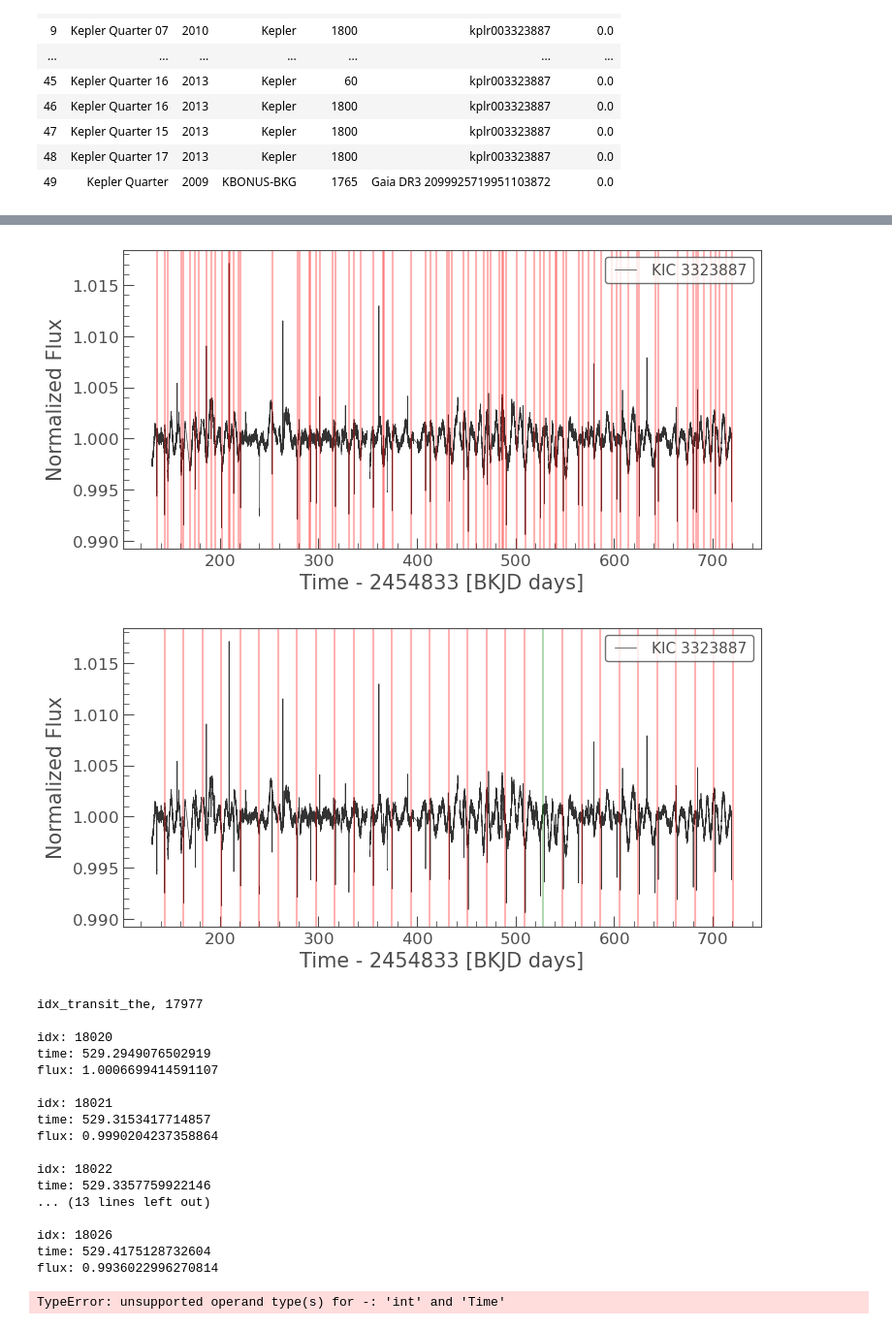
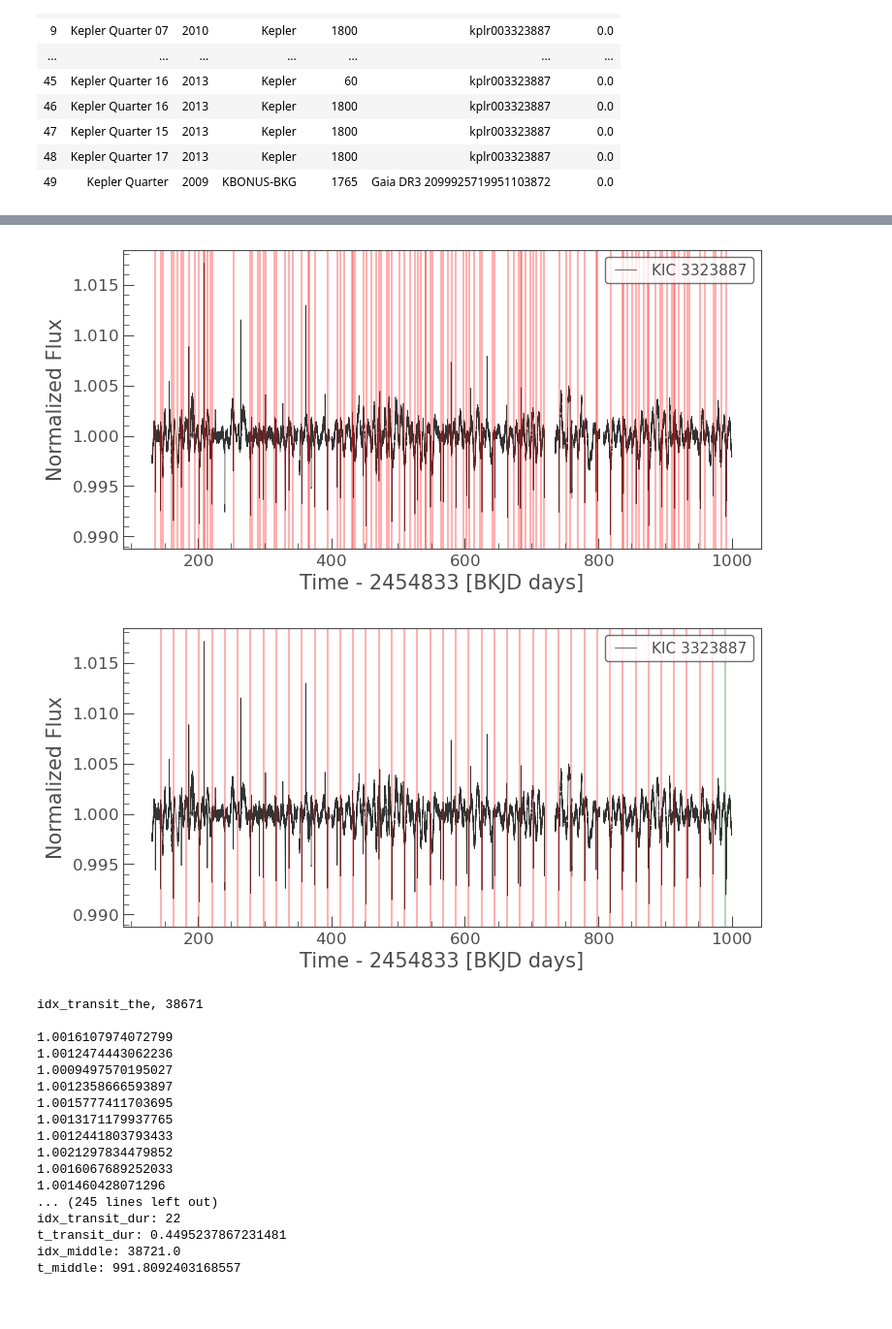
Before and after one commit to td522285/PHYS2116_github, a Jupyter notebook: PHYS2126_Computational_Assessment.ipynb, the cells around one changed output, grey strips where cells are left out. Shown at 97% size. Cells and saved outputs as stored; diff of their text form; code cells hidden in the pictures.

```diff
--- a/PHYS2126_Computational_Assessment.ipynb
+++ b/PHYS2126_Computational_Assessment.ipynb
@@ -7,7 +7,7 @@ import numpy as np
 # %%
 search_result = lk.search_lightcurve("Kepler-9", mission="Kepler")
 
-indices = list(range(0, 3)) + list(range(6, 10)); # we want long exposure time
+indices = list(range(0, 3)) + list(range(6, 10)) + [23, 22, 21]; # we want long exposure time
 lim_search_result = search_result[indices]
 search_result
 # %% [output]
@@ -113,10 +134,13 @@ print(f"num_days: {num_days}");
 print(f"t_increment: {t_increment}");
 
 kepler_9b_period = 19.2242 # days, as per Open Exoplanet Archive (updated 2015); https://www.openexoplanetcatalogue.com/planet/Kepler-9%20b/
+kepler_9b_period = 19.24 # days, as per NASA Exoplanet Archive (updated 2010); https://exoplanetarchive.ipac.caltech.edu/overview/K00377.01
+# 19.24 fits data better to find peaks. Since we will subtract off a linear long-term trend, it is fine to use this for now.
 
 num_transits = int(np.round(num_days / kepler_9b_period));
 n_transit_the = np.arange(0, num_transits, 1); #
-t_transit_the = planet_b_t0.value + n_transit_the * kepler_9b_period
+t_peak0 = 144.23345025; # found below and retroactively fixed
+t_transit_the = t_peak0 + n_transit_the * kepler_9b_period
 print(f"t_transit_the[0]: {t_transit_the[0]}");
 
 print(np.size(n_transit_the))
@@ -154,10 +178,15 @@ for n in range(np.size(t_obs)):
     plt.axvline(t_obs[n], color='red', alpha=0.3)
 plt.show()
 # %% [output]
-[figure, old version]
+[figure, new version]
 # %%
 # as can be seen, find_peaks sucks. Let's find the time manually looking at data.
-curr = 20                                                      ## CHANGE INDEX FOR MANUAL PEAK INSPECTION
+curr = 44                                                      ## CHANGE INDEX FOR MANUAL PEAK INSPECTION
+# In the case of possible double peaks, we manually verify through printed values the peak of the correct depth
+# ... as expected
+# t_transit_dur (duration) is not fully legitimate as it considers peak time only when below 0.995
+# ... however it is observed on either side of the peak it very quickly rises back to 0.999, so it gives a
+# ... rough idea of t_transit_obs uncertainty, if it is needed.
 
 # Replot for clarity
 lc.plot()
@@ -174,62 +203,65 @@ print(f"idx_transit_the, {transit_idx}\n");
 #repeat.
 
 t_transit_start = 0;
+flag_start = 0;
 idx_transit_start = 0;
 t_transit_end = 0;
 idx_transit_end = 0;
 
-for idx in range(transit_idx - 50, transit_idx + 50):
+for idx in range(transit_idx - 100, transit_idx + 100):
     if (lc.flux[idx] < 0.995 or  # during transit
-        lc.flux[idx + 3] < 0.995 or  # right before transit
-        lc.flux[idx - 3] < 0.995):  # right after transit
+        lc.flux[idx + 1] < 0.995 or  # right before transit
+        lc.flux[idx - 1] < 0.995):  # right after transit
         print(f"idx: {idx}");
         print(f"time: {lc.time[idx]}")
         print(f"flux: {lc.flux[idx]}")
         print("")
+    else:
+        print(lc.flux[idx]);
 
     # choose endpoints at base;
-    if (lc.flux[idx] > 0.995 and lc.flux[idx + 1] < 0.995):
+    if (lc.flux[idx] > 0.995 and lc.flux[idx + 1] < 0.995 and flag_start == 0): # first of any peak.
         idx_transit_start = idx;
         t_transit_start = lc.time[idx];
+        flag_start = 1;
 
     if (lc.flux[idx] > 0.995 and lc.flux[idx - 1] < 0.995):
         idx_transit_end = idx;
         t_transit_end = lc.time[idx]
 
 t_transit_dur = t_transit_end - t_transit_start
 t_middle = (t_transit_end.value + t_transit_start.value)/2;
 idx_transit_dur = idx_transit_end - idx_transit_start
 idx_middle = (idx_transit_end + idx_transit_start)/2
 
 print(f"idx_transit_start: {idx_transit_start}");
 print(f"t_transit_start: {t_transit_start}");
 print(f"idx_transit_end: {idx_transit_end}");
 print(f"t_transit_end: {t_transit_end}");
 print(f"idx_transit_dur: {idx_transit_dur}");
 print(f"t_transit_dur: {t_transit_dur}");
 print(f"idx_middle: {idx_middle}");
 print(f"t_middle: {t_middle}");
 print("");
 # %% [output]
-[figure, old version]
+[figure, new version]
-idx_transit_the, 17977
+idx_transit_the, 38671
 
-idx: 18020
-time: 529.2949076502919
-flux: 1.0006699414591107
-
-idx: 18021
-time: 529.3153417714857
-flux: 0.9990204237358864
-
-idx: 18022
-time: 529.3357759922146
-... (13 lines left out)
-
-idx: 18026
-time: 529.4175128732604
-flux: 0.9936022996270814
+1.0016107974072799
+1.0012474443062236
+1.0009497570195027
+1.0012358666593897
+1.0015777411703695
+1.0013171179937765
+1.0012441803793433
+1.0021297834479852
+1.0016067689252033
+1.001460428071296
+... (245 lines left out)
+idx_transit_dur: 22
+t_transit_dur: 0.4495237867231481
+idx_middle: 38721.0
+t_middle: 991.8092403168557
-TypeError: unsupported operand type(s) for -: 'int' and 'Time'
 # %%
 # DO NOT RUN THIS CEll; resets values
 #n_transit_obs = np.arange(0, num_transits, 1); #
```
Also changed, not shown: parts of 14 cells of this notebook.
